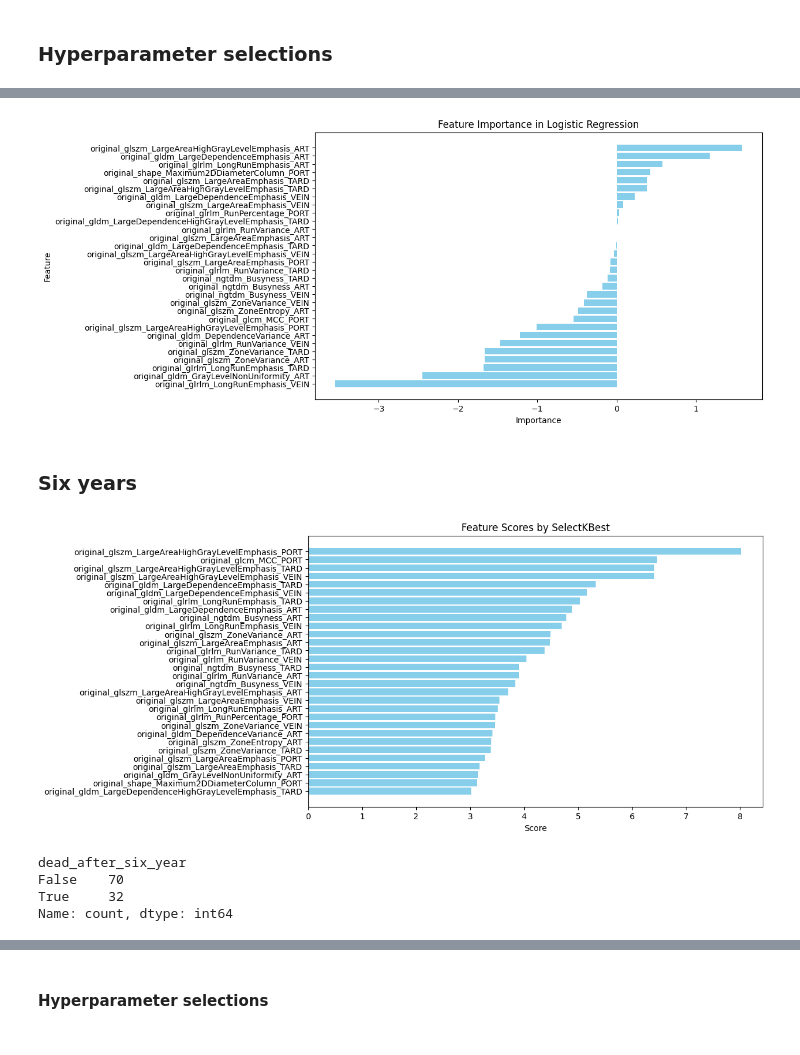
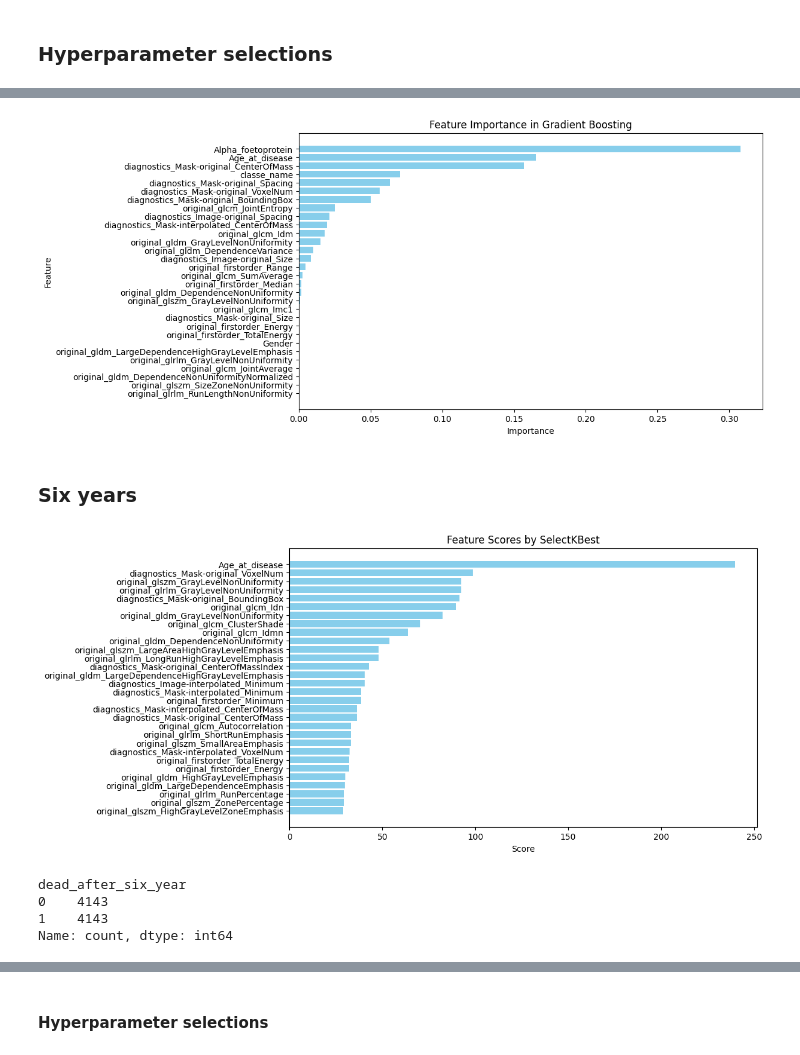
Before and after one commit to V1ncenttt/liver-cancer-survival-analysis, a Jupyter notebook: Classification_survival.ipynb, the cells around one changed output, grey strips where cells are left out. Drawn from its saved outputs; the diff is of its cells as text; code cells hidden in the pictures.

Commit message:
change dataset

```diff
--- a/Classification_survival.ipynb
+++ b/Classification_survival.ipynb
@@ -40,0 +29,11 @@ df_radiomics.head()
+# %%
+# Import datasets
+df_patient = pd.read_excel('data/Descriptif_patients_modified.xlsx')
+init_df_radiomics_multislices = pd.read_excel('data/radiomiques_multislice.xlsx')
+classe_name_mapping = {
+    'CCK': 0,
+    'CHC': 1,
+    'Mixtes': 2
+}
+init_df_radiomics_multislices['classe_name'] = init_df_radiomics_multislices['classe_name'].map(classe_name_mapping)
+init_df_radiomics_multislices.info()
@@ -40,0 +46,4 @@ df_radiomics.head()
+# %%
+df_patient['dead_after_one_year'] = df_patient['dead_after_one_year'].astype('int64')
+df_patient['dead_after_six_year'] = df_patient['dead_after_six_year'].astype('int64')
+df_patient.info()
@@ -41,7 +65,9 @@ df_radiomics.head()
 # %%
-data_n = df_radiomics.select_dtypes(include=['float64','int64','bool'])
-data_del = df_radiomics.select_dtypes(include=['datetime64','object'])
-#data = data_n.T.drop_duplicates().T
+data_init= pd.merge(init_df_radiomics_multislices, df_patient, on=['classe_name','patient_num'], how='left')
+data_n = data_init.select_dtypes(include=['float64','int64'])
+data_del = data_init.select_dtypes(include=['datetime64','object'])
+#data = init_df_radiomics.select_dtypes(include=['number'])
+data = data_n.T.drop_duplicates().T
 data = data_n.dropna(axis=1, how='all')
 data.info()
 # %% [output]
@@ -53,5 +89,5 @@ memory usage: 505.7 KB
 # %%
-X_init = data.drop(columns=['dead_after_one_year', 'dead_after_six_year','patient_num','survival_time','Death','distant_relapse_time','local_relapse_time','Distant_relapse','Local_relapse'])
+X_init = data.drop(columns=['dead_after_one_year', 'dead_after_six_year','patient_num'])
 imp = IterativeImputer(max_iter=10, random_state=42)
 df_imputed = imp.fit_transform(X_init)
 original_columns = X_init.columns.tolist()
@@ -837,6 +867,6 @@ roc_curve_plotter(dict_hp_selected)
 # %%
-best_model = lr_gs_1.best_estimator_
-feature_importances = best_model['lr'].coef_[0]  #feature_importances_
+best_model = gb_gs_1.best_estimator_
+feature_importances = best_model['gb'].feature_importances_  #feature_importances_
 feature_names = X_train_selected_df.columns
 
 feature_scores = pd.DataFrame({'Feature': feature_names, 'Importance': feature_importances})
@@ -846,10 +876,10 @@ plt.figure(figsize=(10, 6))
 plt.barh(feature_scores['Feature'], feature_scores['Importance'], color='skyblue')
 plt.xlabel('Importance')
 plt.ylabel('Feature')
-plt.title('Feature Importance in Logistic Regression')
+plt.title('Feature Importance in Gradient Boosting')
 plt.gca().invert_yaxis()
 plt.show()
 # %% [output]
-[figure, old version]
+[figure, new version]
 # %% [markdown]
 ### Six years
@@ -858,33 +889,30 @@ y = data['dead_after_six_year']
 # %%
-X_train, X_test, y_train, y_test = train_test_split(X, y, test_size=0.3, stratify=y)
-X_train_label, X_test_label, y_train_label, y_test_label = train_test_split(X_original_col, y, test_size=0.3, stratify=y, random_state=42)
-
 selector = SelectKBest(score_func=f_classif, k=30)
-X_train_selected = selector.fit_transform(X_train_label, y_train_label)
-X_test_selected = selector.transform(X_test_label)
+X_train_selected = selector.fit_transform(X_train, y_train)
+X_test_selected = selector.transform(X_test)
 selected_columns = X_original_col.columns[selector.get_support()]
 X_train_selected_df = pd.DataFrame(X_train_selected, columns=selected_columns,index=X_train.index)
 X_test_selected_df = pd.DataFrame(X_test_selected, columns=selected_columns,index=X_test.index)
-
-X_train_SMOTE, y_train_SMOTE = X_train_selected_df, y_train
+smote = SMOTE(random_state=42)
+X_train_SMOTE, y_train_SMOTE = smote.fit_resample(X_train_selected_df, y_train)
 
 scores = selector.scores_[selector.get_support()]
 feature_scores = pd.DataFrame({'Feature': selected_columns, 'Score': scores})
 feature_scores = feature_scores.sort_values(by='Score', ascending=False)
 plt.figure(figsize=(10, 6))
 plt.barh(feature_scores['Feature'], feature_scores['Score'], color='skyblue')
 plt.xlabel('Score')
 plt.title('Feature Scores by SelectKBest')
 plt.gca().invert_yaxis()
 plt.show()
 # %% [output]
-[figure, old version]
+[figure, new version]
 # %%
 y_train_SMOTE.value_counts()
 # %% [output]
 dead_after_six_year
-False    70
-True     32
+0    4143
+1    4143
 Name: count, dtype: int64
 # %%
 init_list=[]
```
Also changed, not shown: parts of 49 cells of this notebook, 2 other files.
